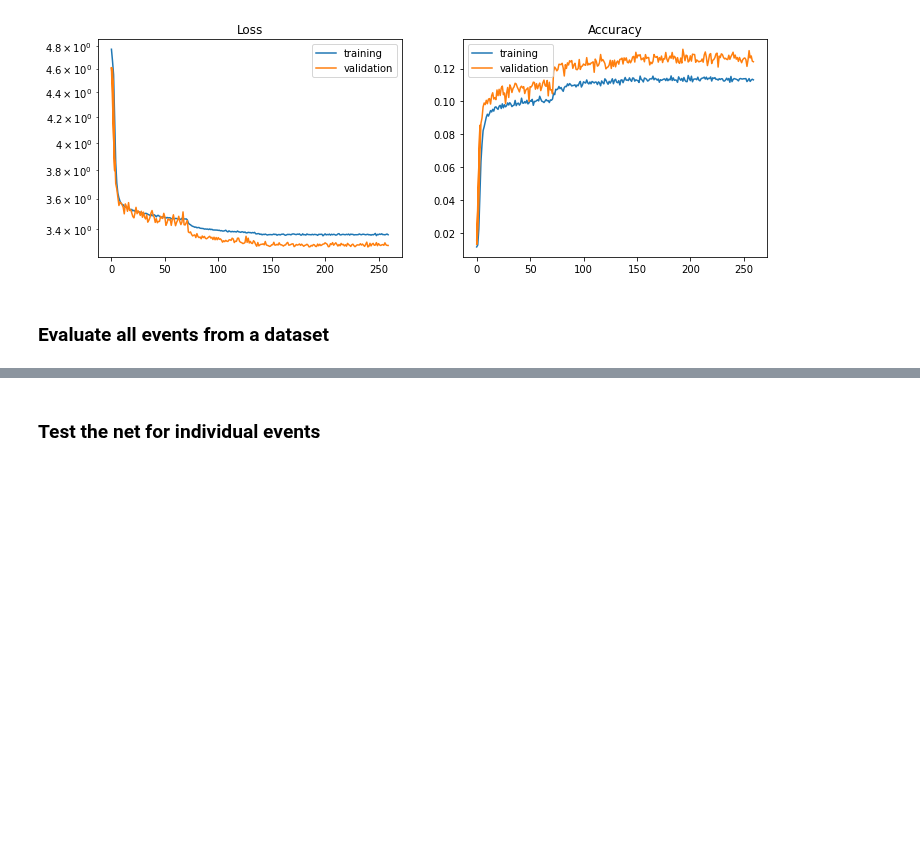
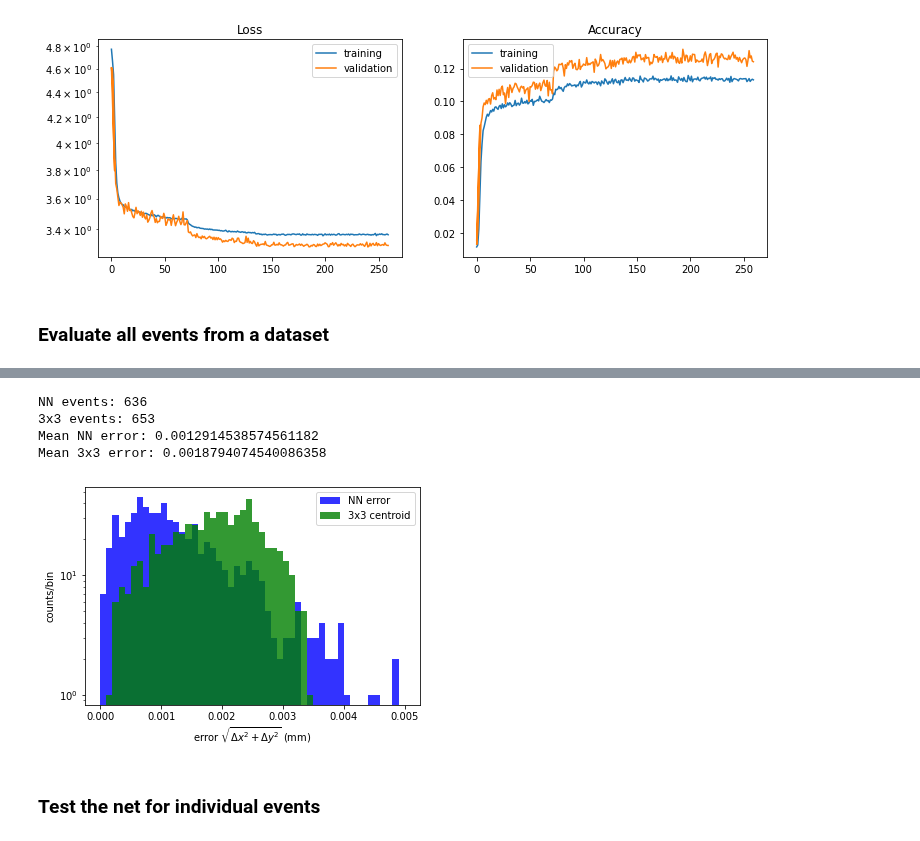
Before and after one commit to jerenner/emsim, a Jupyter notebook: emsim.ipynb, the cells around one changed output, grey strips where cells are left out. Saved outputs shown, nothing was run; the diff lists cells and outputs as text; code cells hidden in the pictures; blank space fills up the shorter version.

Commit message:
Adds NERSC-trained NN single-electron error comparison

```diff
--- a/emsim.ipynb
+++ b/emsim.ipynb
@@ -988,13 +863,14 @@ plt.hist(np.abs(np.random.normal(loc=0,scale=50,size=1000)))
 # %% [markdown]
 ## Train a network (single-electrons)
 # %%
-modeldir = '/home/jrenner/local/jerenner/emsim/models'
+#modeldir = '/home/jrenner/local/jerenner/emsim/models'\
+modeldir = '/home/jrenner/temp/nersc'
 lrate       = 1e-3   # Learning rate to use in the training.
-load_model  = False   # Load an existing model
+load_model  = True   # Load an existing model
 tr.augment  = False  # Enable/disable data augmentation
 epoch_start = 0      # Number of initial epoch
 epoch_end   = 2000    # Number of final epoch
-model_load_checkpoint = "{}/model_10cells_noise_100k_74.pt".format(modeldir)
+model_load_checkpoint = "{}/model_init_259.pt".format(modeldir)
 
 # Create the datasets.
 dataset_all   = tr.EMDataset("dataframes/EM_4um_back_10M_300keV.pkl",noise_mean=0,noise_sigma=20,add_noise=True,add_shift=0)
@@ -1069,3 +964,3 @@ model.eval()
 # %%
-evts = np.arange(80000,81000)
+evts = np.arange(80000,90000)
 df, evts = emsim_utils.construct_evt_dataframe(dset,evts,model)
@@ -1081,14 +994,31 @@ for i, axs in enumerate(axes):
 
 plt.savefig("errors_scatter_matrix.pdf")
 # %%
-err_cut = 0.02
+err_cut = 0.005
+rng_cut = 0.005
 sigma_cut = 1e9
-plt.hist(df[(df.error_r_NN < err_cut) & (df.sigma_r_NN < sigma_cut)].error_r_NN,alpha=0.8,bins=50,color='blue',label='NN error')
-plt.hist(df[(df.error_r_3x3 < err_cut) & (df.sigma_r_NN < sigma_cut)].error_r_3x3,alpha=0.8,bins=50,color='green',label='3x3 centroid')
+nbins = 50
+
+df_plt_NN  = df[(df.error_r_3x3 < err_cut)] # & (df.sigma_r_NN < sigma_cut)]
+df_plt_3x3 = df[(df.error_r_3x3 < err_cut)] # & (df.sigma_r_NN < sigma_cut)]
+
+plt.hist(df_plt_NN.error_r_NN,range=(0,rng_cut),alpha=0.8,bins=nbins,color='blue',label='NN error')
+plt.hist(df_plt_3x3.error_r_3x3,range=(0,rng_cut),alpha=0.8,bins=nbins,color='green',label='3x3 centroid')
 plt.xlabel("error $\sqrt{\Delta x^2 + \Delta y^2}$ (mm)")
 plt.ylabel("counts/bin")
 plt.yscale('log')
 plt.legend()
+
+print("NN events:",len(df_plt_NN[df_plt_NN.error_r_NN < rng_cut]))
+print("3x3 events:",len(df_plt_3x3[df_plt_3x3.error_r_3x3 < rng_cut]))
+print("Mean NN error:",np.mean(df_plt_NN[df_plt_NN.error_r_NN < rng_cut].error_r_NN))
+print("Mean 3x3 error:",np.mean(df_plt_3x3[df_plt_3x3.error_r_3x3 < rng_cut].error_r_3x3))
+# %% [output]
+NN events: 636
+3x3 events: 653
+Mean NN error: 0.0012914538574561182
+Mean 3x3 error: 0.0018794074540086358
+[figure, added]
 # %%
 print("Mean 3x3 error:",df[(df.error_r_3x3 < err_cut) & (df.sigma_r_NN < sigma_cut)].error_r_3x3.mean())
 print("Mean NN error: ",df[(df.error_r_NN < err_cut) & (df.sigma_r_NN < sigma_cut)].error_r_NN.mean())
```
Also changed, not shown: parts of 17 cells of this notebook, 7 other files.
